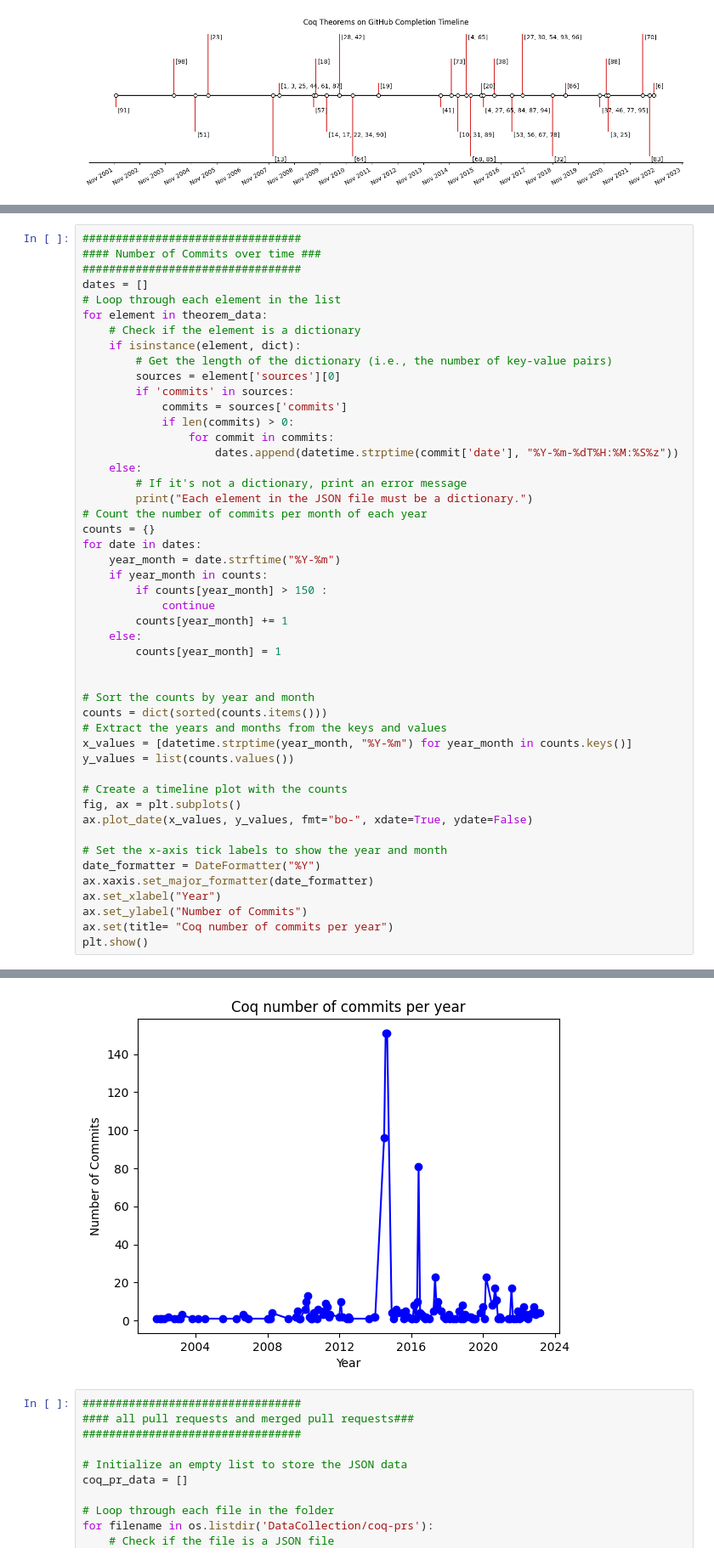
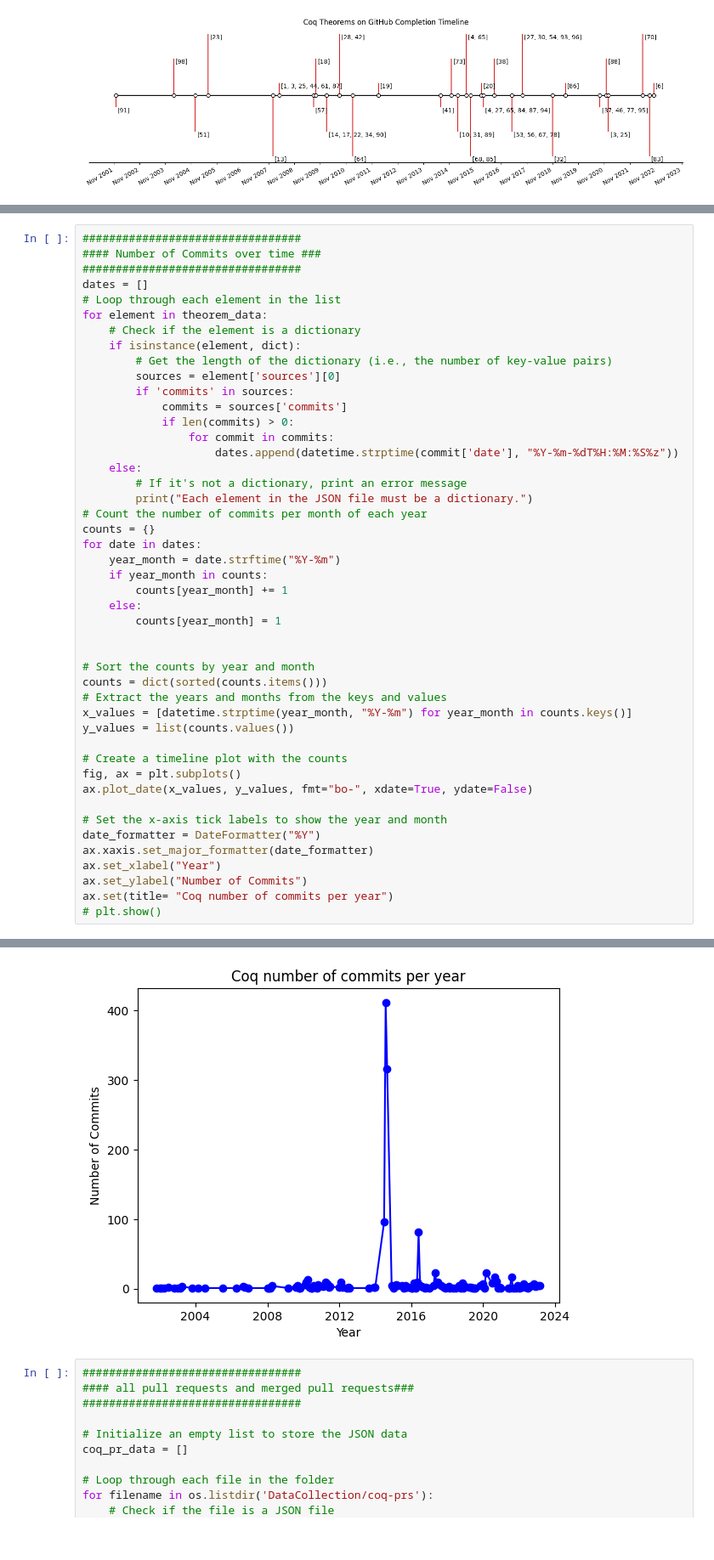
Before and after one commit to minsungc/aseproject2023, a Jupyter notebook: coq_figures.ipynb, the cells around one changed output, grey strips where cells are left out. Shown at 85% size. Drawn from its saved outputs; the diff is of its cells as text.

```diff
--- a/coq_figures.ipynb
+++ b/coq_figures.ipynb
@@ -151,8 +154,6 @@ counts = {}
 for date in dates:
     year_month = date.strftime("%Y-%m")
     if year_month in counts:
-        if counts[year_month] > 150 :
-            continue
         counts[year_month] += 1
     else:
         counts[year_month] = 1
@@ -174,5 +175,5 @@ ax.xaxis.set_major_formatter(date_formatter)
 ax.set_xlabel("Year")
 ax.set_ylabel("Number of Commits")
 ax.set(title= "Coq number of commits per year")
-plt.show()
+# plt.show()
 # %% [output]
@@ -179,4 +181,4 @@ plt.show()
-[figure, old version]
+[figure, new version]
 # %%
 #################################
 #### all pull requests and merged pull requests###
```
Also changed, not shown: parts of 6 cells of this notebook, 3 other files.
